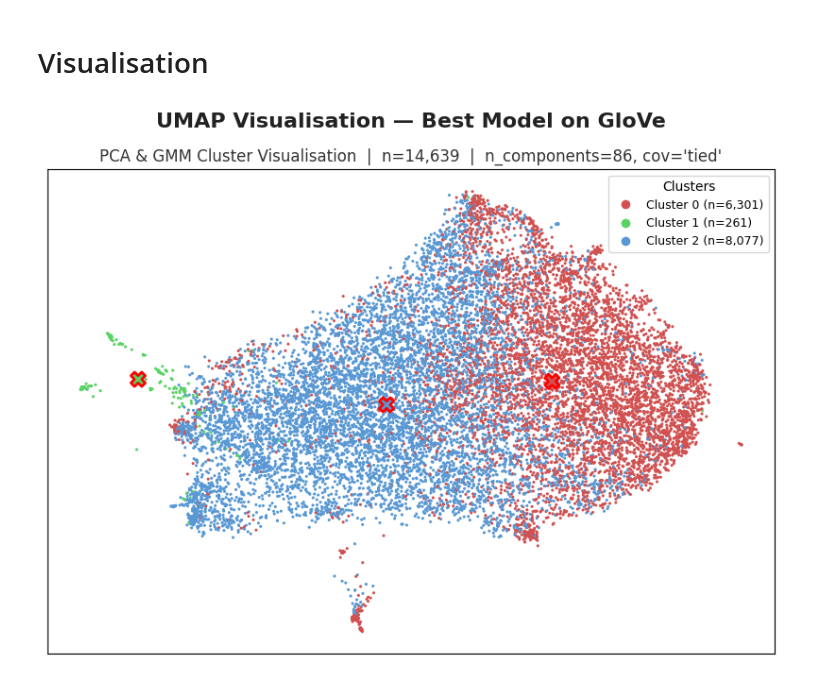
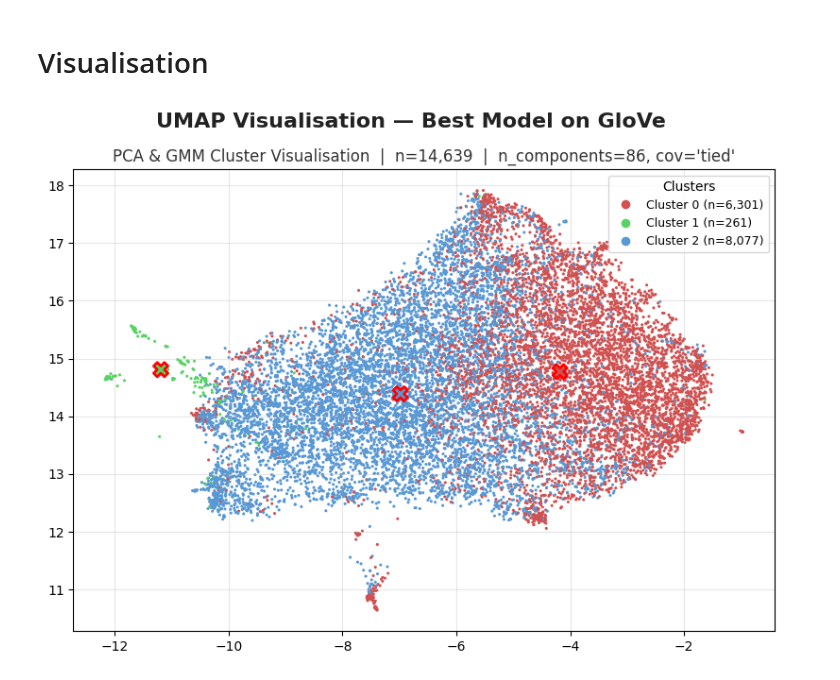
Before and after one commit to priscillaashleyw/Clustering-Sentiment-Analysis, a Jupyter notebook: glove.ipynb, the cells around one changed output. Saved outputs shown, nothing was run; the diff lists cells and outputs as text; code cells hidden in the pictures.

```diff
--- a/glove.ipynb
+++ b/glove.ipynb
@@ -698,32 +698,32 @@ fig, ax = plt.subplots(figsize=(8, 6))
 # map cluster labels -> colors
 colors = np.array(palette)[labels]
 ax.scatter(X_vis[:, 0], X_vis[:, 1], c=colors, s=5, edgecolor="none")
 
 # Legend with counts
 unique, counts = np.unique(labels, return_counts=True)
 size_map = dict(zip(unique, counts))
 handles = [
     plt.Line2D([0], [0],
                marker='o', color='w',
                label=f"Cluster {k} (n={size_map.get(k, 0):,})",
                markerfacecolor=palette[k], markersize=8)
     for k in range(N_CLUSTERS)
 ]
 ax.legend(handles=handles, title="Clusters", loc="best", fontsize=9)
 
 # Centroids (in 2D space)
 centroids = np.vstack([X_vis[labels == k].mean(axis=0) for k in range(N_CLUSTERS)])
 ax.scatter(centroids[:, 0], centroids[:, 1],
            s=120, marker="X", c=palette, edgecolor="red", linewidth=2.0, zorder=3)
 
 # Titles
 ax.set_title(f"PCA & GMM Cluster Visualisation  |  n={len(labels):,}  "
              f"|  n_components={BEST_N_COMPONENTS}, cov='{BEST_COV_TYPE}'",
              fontsize=12, color="#333333")
 plt.suptitle("UMAP Visualisation — Best Model on GloVe",
              fontsize=16, fontweight="bold", color="#222222")
-ax.set_xticks([]); ax.set_yticks([])
+ax.grid(True, alpha=0.3)
 plt.tight_layout()
 plt.show()
 # %% [output]
-[figure, old version]
+[figure, new version]
```
Also changed, not shown: 4 other files.
